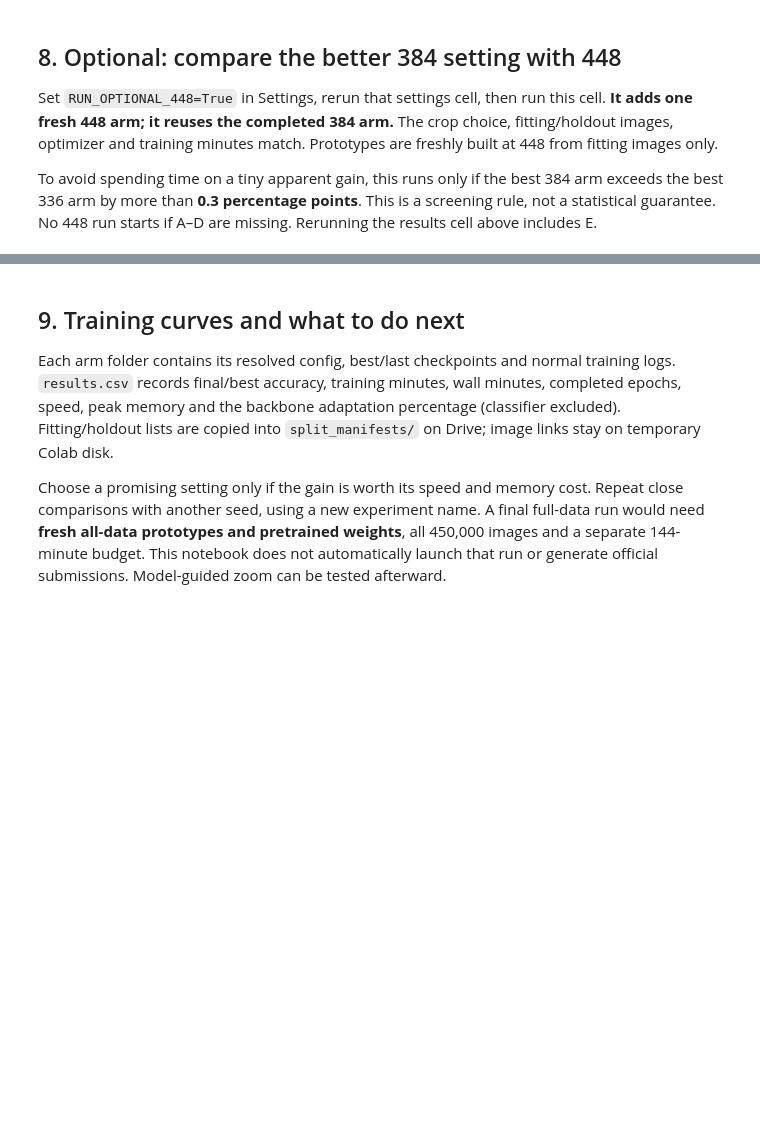
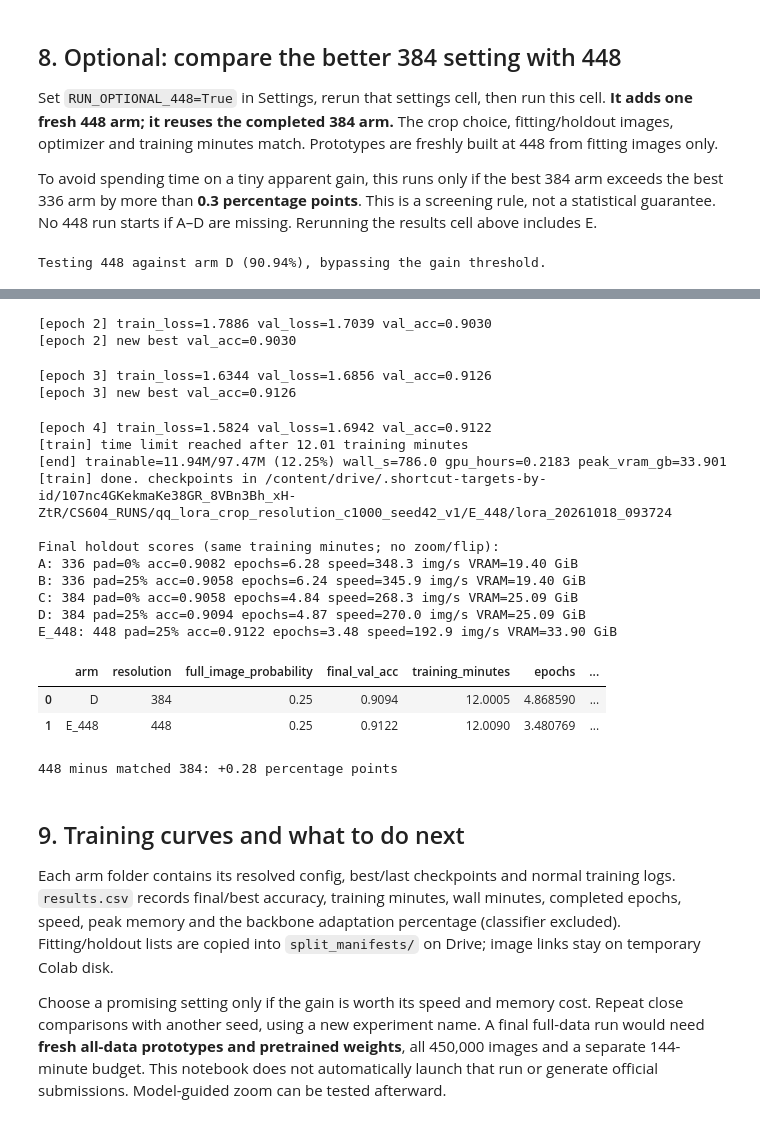
Before and after one commit to keaidewoq/cs604-project, a Jupyter notebook: notebooks/colab_launcher_qq.ipynb, the cells around one changed output, grey strips where cells are left out. Drawn from its saved outputs; the diff is of its cells as text; code cells hidden in the pictures; blank space fills up the shorter version.

```diff
--- a/notebooks/colab_launcher_qq.ipynb
+++ b/notebooks/colab_launcher_qq.ipynb
@@ -25,7 +25,7 @@ NUM_CLASSES_SUBSET = 1000
 SEED = 42
 NUM_WORKERS = 8
 DOWNLOAD_DATA = True
-RUN_OPTIONAL_448 = False  # Enable only after reviewing A–D.
+RUN_OPTIONAL_448 = True  # Enable only after reviewing A–D.
 # Keep the same name/settings to reuse completed arms. Change the name for a
 # new seed or recipe. Interrupted arms are not silently resumed from partial weights.
 # %% [markdown]
@@ -190,14 +249,53 @@ Set `RUN_OPTIONAL_448=True` in Settings, rerun that settings cell, then run this
 To avoid spending time on a tiny apparent gain, this runs only if the best 384 arm exceeds the best 336 arm by more than **0.3 percentage points**. This is a screening rule, not a statistical guarantee. No 448 run starts if A–D are missing. Rerunning the results cell above includes E.
 # %%
 if RUN_OPTIONAL_448:
-    run_live(command + ['--stage', '448'])
-    extended = pd.read_csv(EXPERIMENT_DIR/'results.csv')
-    if 'E_448' in extended.arm.values:
-        selected = json.loads((EXPERIMENT_DIR/'selection.json').read_text())['candidate_384']
-        comparison = extended[extended.arm.isin([selected['arm'],'E_448'])]
-        display(comparison[['arm','resolution','full_image_probability','final_val_acc',
-                            'training_minutes','epochs','images_per_second','peak_vram_gib']])
-        e = extended[extended.arm.eq('E_448')].iloc[0]
-        print(f"448 minus matched 384: {100*(e.final_val_acc-selected['final_val_acc']):+.2f} percentage points")
+    from pathlib import Path
+    from src.utils import load_config
+    from src.qq_lora_ablation import run_arm, save_results, write_json
+
+    root = Path(EXPERIMENT_DIR).resolve()
+    records = pd.read_csv(root / 'results.csv').to_dict('records')
+
+    # Choose the highest-scoring completed 384 arm.
+    selected = max(
+        (r for r in records if r['resolution'] == 384),
+        key=lambda r: r['final_val_acc'],
+    )
+
+    # Reuse its exact training settings and fitting/holdout split.
+    cfg = load_config(Path(selected['run_dir']) / 'config.yaml')
+    split = Path(cfg.data_root)
+    assert (split / 'train.txt').exists(), (
+        'Local split is missing. Rerun A–D setup to recreate it.'
+    )
+
+    print(
+        f"Testing 448 against arm {selected['arm']} "
+        f"({selected['final_val_acc']:.2%}), bypassing the gain threshold."
+    )
+
+    e = run_arm(
+        cfg, split, root,
+        'E_448', 448, selected['full_image_probability'],
+    )
+
+    records = [r for r in records if r['arm'] != 'E_448'] + [e]
+    save_results(root, records)
+
+    selection = json.loads((root / 'selection.json').read_text())
+    selection.update(candidate_384=selected, forced_448=True)
+    write_json(root / 'selection.json', selection)
+
+    comparison = pd.DataFrame([selected, e])
+    display(comparison[[
+        'arm', 'resolution', 'full_image_probability',
+        'final_val_acc', 'training_minutes', 'epochs',
+        'images_per_second', 'peak_vram_gib',
+    ]])
+
+    gain = 100 * (e['final_val_acc'] - selected['final_val_acc'])
+    print(f"448 minus matched 384: {gain:+.2f} percentage points")
 else:
-    print('Optional 448 test is off. Review A–D first, then enable RUN_OPTIONAL_448 if appropriate.')
+    print('Set RUN_OPTIONAL_448 = True to run the 448 comparison.')
+# %% [output]
+Testing 448 against arm D (90.94%), bypassing the gain threshold.
@@ -204,3 +318,22 @@ else:
+[epoch 2] train_loss=1.7886 val_loss=1.7039 val_acc=0.9030
+[epoch 2] new best val_acc=0.9030
+[epoch 3] train_loss=1.6344 val_loss=1.6856 val_acc=0.9126
+[epoch 3] new best val_acc=0.9126
+[epoch 4] train_loss=1.5824 val_loss=1.6942 val_acc=0.9122
+[train] time limit reached after 12.01 training minutes
+[end] trainable=11.94M/97.47M (12.25%) wall_s=786.0 gpu_hours=0.2183 peak_vram_gb=33.901
+[train] done. checkpoints in /content/drive/.shortcut-targets-by-id/107nc4GKekmaKe38GR_8VBn3Bh_xH-ZtR/CS604_RUNS/qq_lora_crop_resolution_c1000_seed42_v1/E_448/lora_20261018_093724
+
+Final holdout scores (same training minutes; no zoom/flip):
+A: 336 pad=0% acc=0.9082 epochs=6.28 speed=348.3 img/s VRAM=19.40 GiB
+B: 336 pad=25% acc=0.9058 epochs=6.24 speed=345.9 img/s VRAM=19.40 GiB
+C: 384 pad=0% acc=0.9058 epochs=4.84 speed=268.3 img/s VRAM=25.09 GiB
+D: 384 pad=25% acc=0.9094 epochs=4.87 speed=270.0 img/s VRAM=25.09 GiB
+E_448: 448 pad=25% acc=0.9122 epochs=3.48 speed=192.9 img/s VRAM=33.90 GiB
+|  | arm | resolution | full_image_probability | final_val_acc | training_minutes | epochs | ... |
+| 0 | D | 384 | 0.25 | 0.9094 | 12.0005 | 4.868590 | ... |
+| 1 | E_448 | 448 | 0.25 | 0.9122 | 12.0090 | 3.480769 | ... |
+448 minus matched 384: +0.28 percentage points
 # %% [markdown]
 ## 9. Training curves and what to do next
 Each arm folder contains its resolved config, best/last checkpoints and normal training logs. `results.csv` records final/best accuracy, training minutes, wall minutes, completed epochs, speed, peak memory and the backbone adaptation percentage (classifier excluded). Fitting/holdout lists are copied into `split_manifests/` on Drive; image links stay on temporary Colab disk.
```
Also changed, not shown: parts of 8 cells of this notebook.
